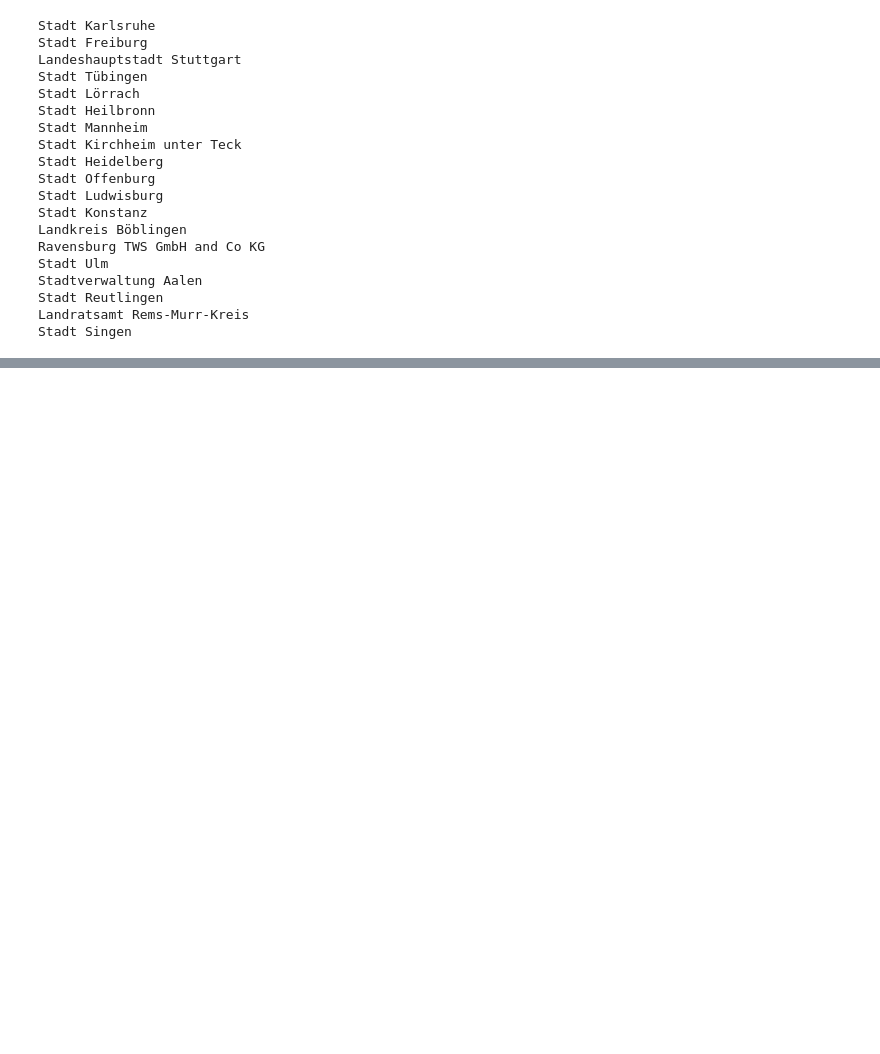
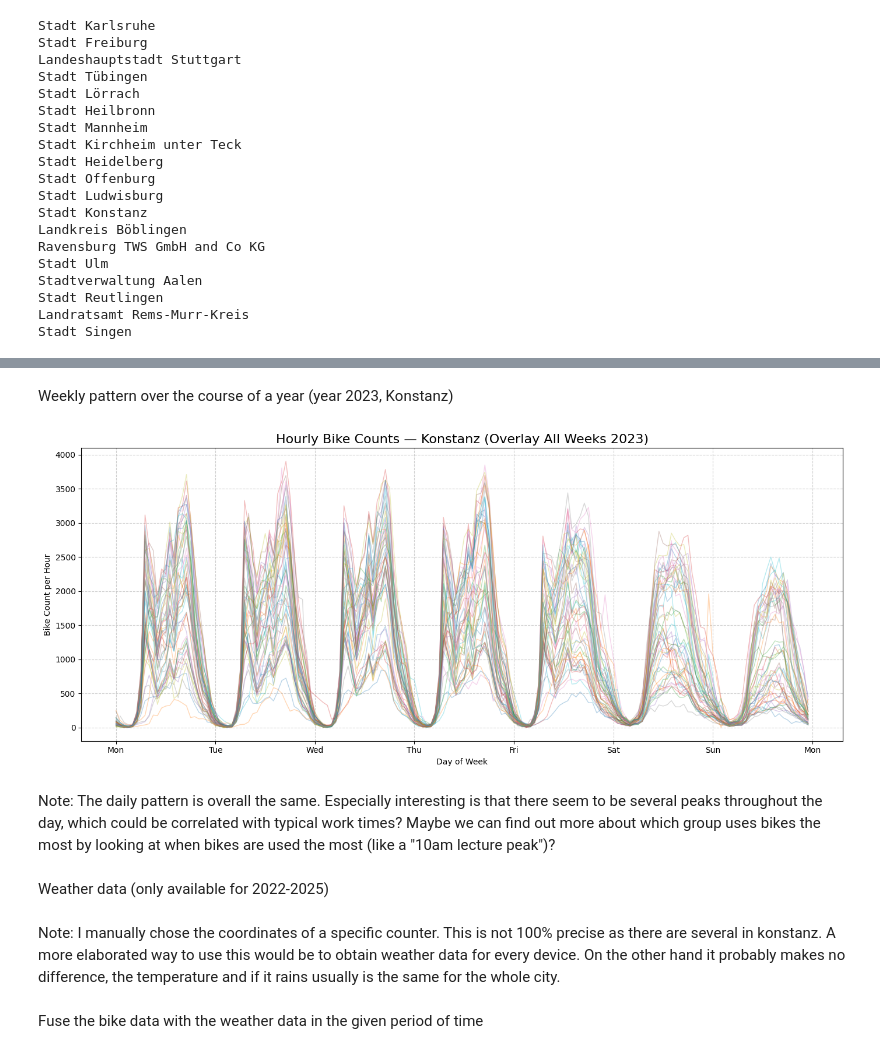
Before and after one commit to skessler01/data_literacy, a Jupyter notebook: data_preprocessing.ipynb, the cells around one changed output, grey strips where cells are left out. Drawn from its saved outputs; the diff is of its cells as text; code cells hidden in the pictures; blank space fills up the shorter version.

```diff
--- a/data_preprocessing.ipynb
+++ b/data_preprocessing.ipynb
@@ -476,0 +586,36 @@ start_end_timestamps.to_csv("start_end_timestamps.csv", index=False)
+# %% [markdown]
+Weekly pattern over the course of a year (year 2023, Konstanz)
+# %%
+plt.figure(figsize=(14, 6))
+
+# Loop over all weeks
+for week in sorted(konstanz_year_x['iso_week'].unique()):
+    week_data = konstanz_year_x[
+        (konstanz_year_x['iso_year'] == year) &
+        (konstanz_year_x['iso_week'] == week)
+        ].copy()
+
+    week_agg = week_data.groupby('timestamp', as_index=False)['count'].sum()
+
+    # Normalize timestamps to a single week (tz-aware)
+    week_start = week_agg['timestamp'].dt.to_period('W').dt.start_time.iloc[0].tz_localize(week_agg['timestamp'].dt.tz)
+    week_agg['relative_time'] = (week_agg['timestamp'] - week_start).dt.total_seconds() / 3600  # hours since week start
+
+    plt.plot(week_agg['relative_time'], week_agg['count'], alpha=0.3, linewidth=1)
+
+# --- 3. Format x-axis to show day labels ---
+ax = plt.gca()
+ax.xaxis.set_major_locator(mdates.HourLocator(byhour=range(0, 24, 24)))  # tick every day
+ax.set_xticks([24 * i for i in range(8)])  # 0h, 24h, ..., 168h
+ax.set_xticklabels(['Mon', 'Tue', 'Wed', 'Thu', 'Fri', 'Sat', 'Sun', 'Mon'])
+
+plt.title('Hourly Bike Counts — Konstanz (Overlay All Weeks ' + str(year) + ')', fontsize=16)
+plt.xlabel('Day of Week')
+plt.ylabel('Bike Count per Hour')
+plt.grid(True, linestyle='--', alpha=0.6)
+plt.tight_layout()
+plt.show()
+# %% [output]
+[figure, added]
+# %% [markdown]
+Note: The daily pattern is overall the same. Especially interesting is that there seem to be several peaks throughout the day, which could be correlated with typical work times? Maybe we can find out more about which group uses bikes the most by looking at when bikes are used the most (like a "10am lecture peak")?
@@ -476,0 +638,2 @@ start_end_timestamps.to_csv("start_end_timestamps.csv", index=False)
+# %% [markdown]
+Weather data (only available for 2022-2025)
@@ -476,0 +680,4 @@ start_end_timestamps.to_csv("start_end_timestamps.csv", index=False)
+# %% [markdown]
+Note: I manually chose the coordinates of a specific counter. This is not 100% precise as there are several in konstanz. A more elaborated way to use this would be to obtain weather data for every device. On the other hand it probably makes no difference, the temperature and if it rains usually is the same for the whole city.
+# %% [markdown]
+Fuse the bike data with the weather data in the given period of time
```
Also changed, not shown: parts of 16 cells of this notebook.
